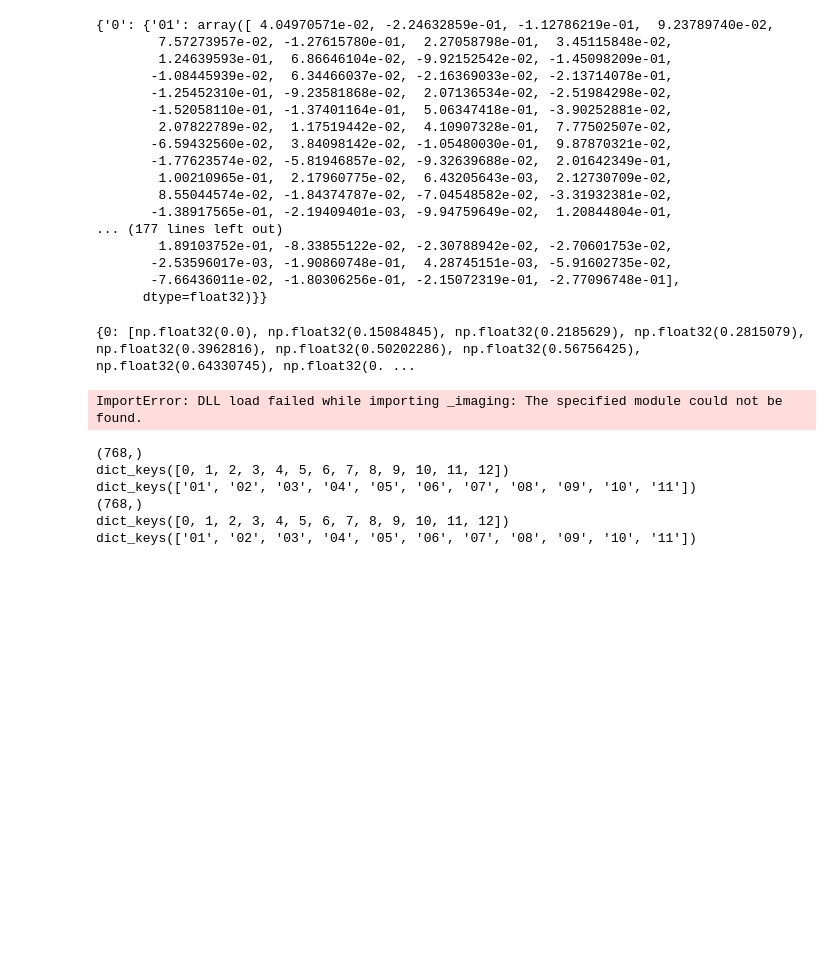
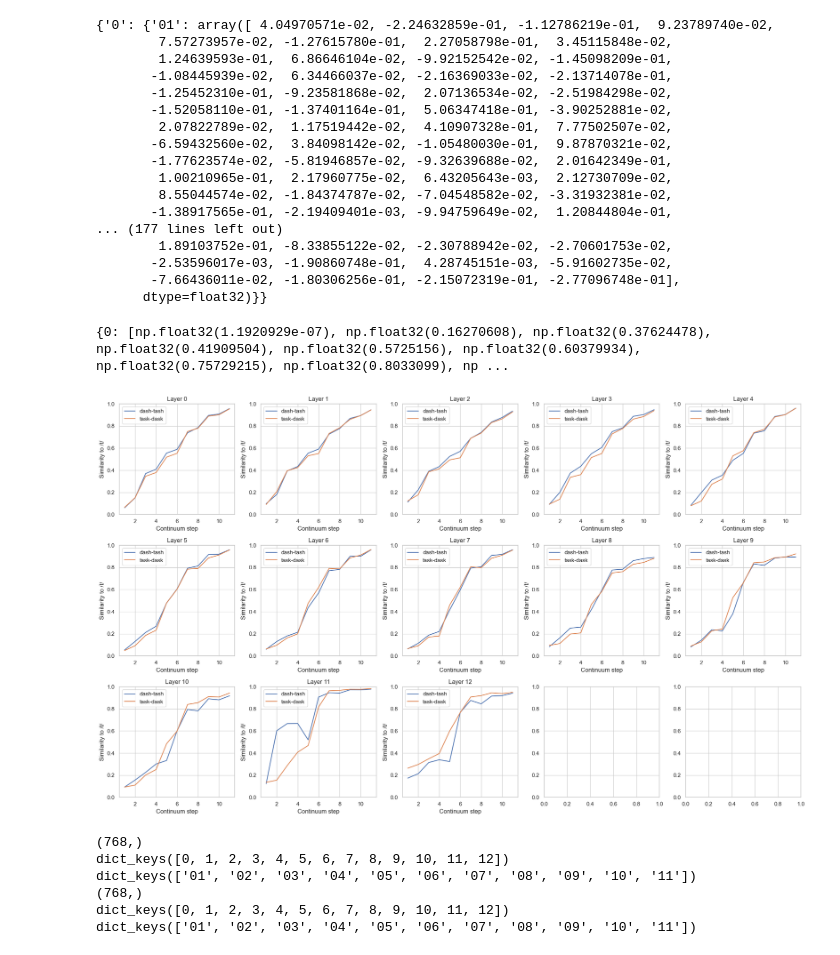
Before and after one commit to annadawid/ganong-effect-in-asr, a Jupyter notebook: pilot.ipynb, the cells around one changed output. Cells and saved outputs as stored; diff of their text form; code cells hidden in the pictures; blank space fills up the shorter version.

Commit message:
First plots but with some errors

```diff
--- a/pilot.ipynb
+++ b/pilot.ipynb
@@ -207,8 +227,8 @@ def get_embed_sim(embed_dict_input):
     steps = ["01", "02", "03", "04", "05", "06", "07", "08", "09", "10", "11"]
 
     for layer in range(13):
-        t = embed_dict_input[layer]["11"]
-        d = embed_dict_input[layer]["01"]
+        t = (dash_tash_embed[layer]["11"] + task_dask_embed[layer]["11"]) / 2
+        d = (dash_tash_embed[layer]["01"] + task_dask_embed[layer]["01"]) / 2
         similarities[layer] = []
 
         for step in steps:
@@ -217,23 +237,41 @@ def get_embed_sim(embed_dict_input):
 
     return similarities
 
-results = get_embed_sim(dash_tash_embed)
+results_dash = get_embed_sim(dash_tash_embed)
+results_task = get_embed_sim(task_dask_embed)
 # %%
 print(results)
 # %% [output]
-{0: [np.float32(0.0), np.float32(0.15084845), np.float32(0.2185629), np.float32(0.2815079), np.float32(0.3962816), np.float32(0.50202286), np.float32(0.56756425), np.float32(0.64330745), np.float32(0. ...
+{0: [np.float32(1.1920929e-07), np.float32(0.16270608), np.float32(0.37624478), np.float32(0.41909504), np.float32(0.5725156), np.float32(0.60379934), np.float32(0.75729215), np.float32(0.8033099), np ...
-# %%
-import seaborn as sns
-
-y = results[0]
-
-sns.lineplot(y)
-plt.xlabel("Continuum step")
-plt.ylabel("Similarity to /t/")
-plt.title("CNN layer")
-plt.show()
-# %% [output]
-ImportError: DLL load failed while importing _imaging: The specified module could not be found.
+# %%
+for layer in results:
+    y = results[layer]
+    sns.lineplot(x=range(1, 12), y=y)
+    plt.xlabel("Continuum step")
+    plt.ylabel("Similarity to /t/")
+    plt.title(f"{layer} layer")
+
+plt.show()
+# %%
+fig, axes = plt.subplots(3, 5, figsize=(20, 12))
+axes = axes.flatten()
+
+for layer in range(13):
+    ax = axes[layer]
+
+    sns.lineplot(x=range(1, 12), y=results_dash[layer], ax=ax, label="dash-tash")
+    sns.lineplot(x=range(1, 12), y=results_task[layer], ax=ax, label="task-dask")
+    ax.set_title(f"Layer {layer}")
+    ax.set_ylim(0, 1)
+    ax.set_xlabel("Continuum step")
+    ax.set_ylabel("Similarity to /t/")
+
+
+plt.tight_layout()
+plt.savefig("ganong_effect_layers.png", dpi=300)
+plt.show()
+# %% [output]
+[figure, added]
 # %%
 # some checks
 print(dash_tash_embed[4]["11"].shape)
```
Also changed, not shown: parts of 3 cells of this notebook.
